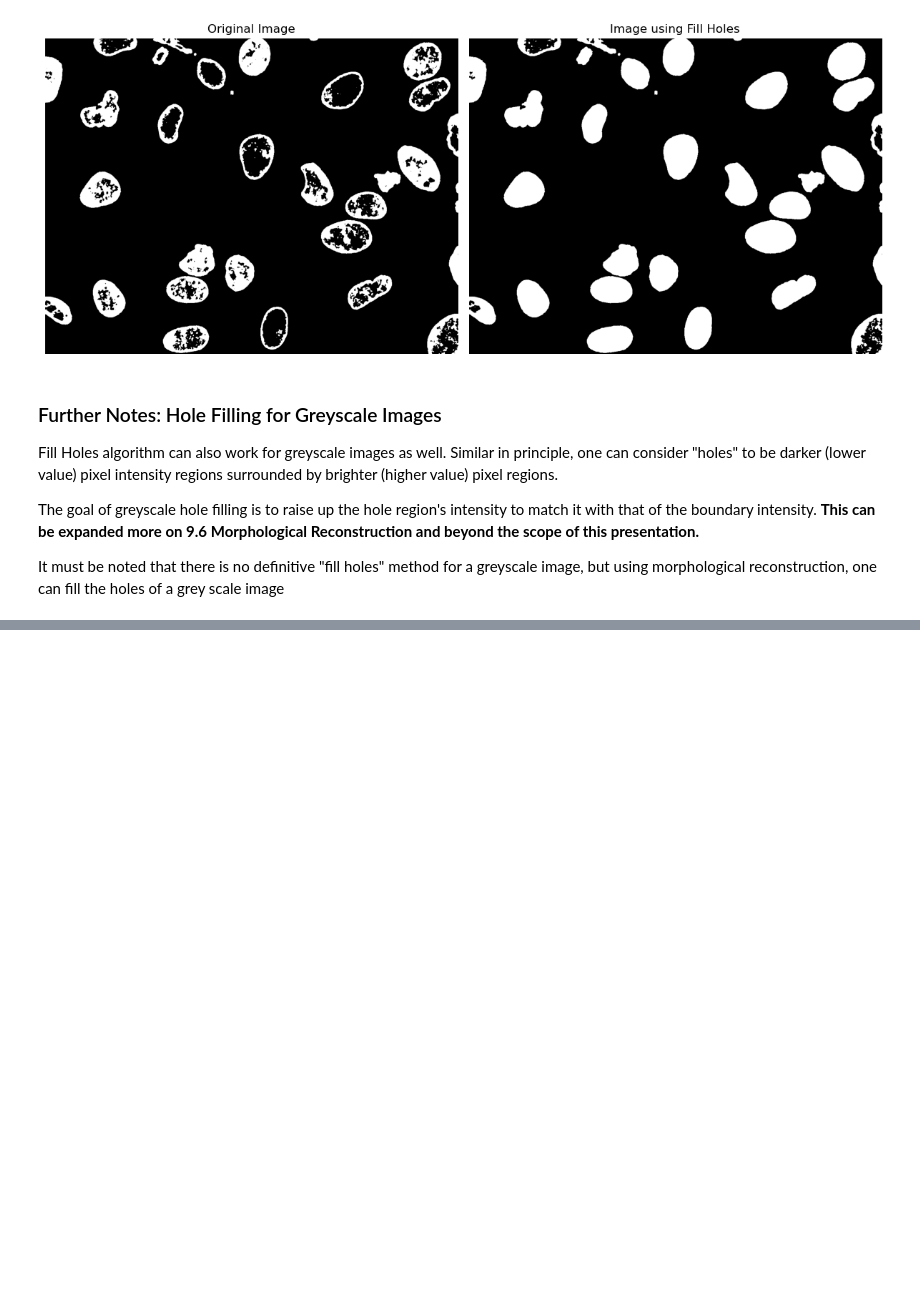
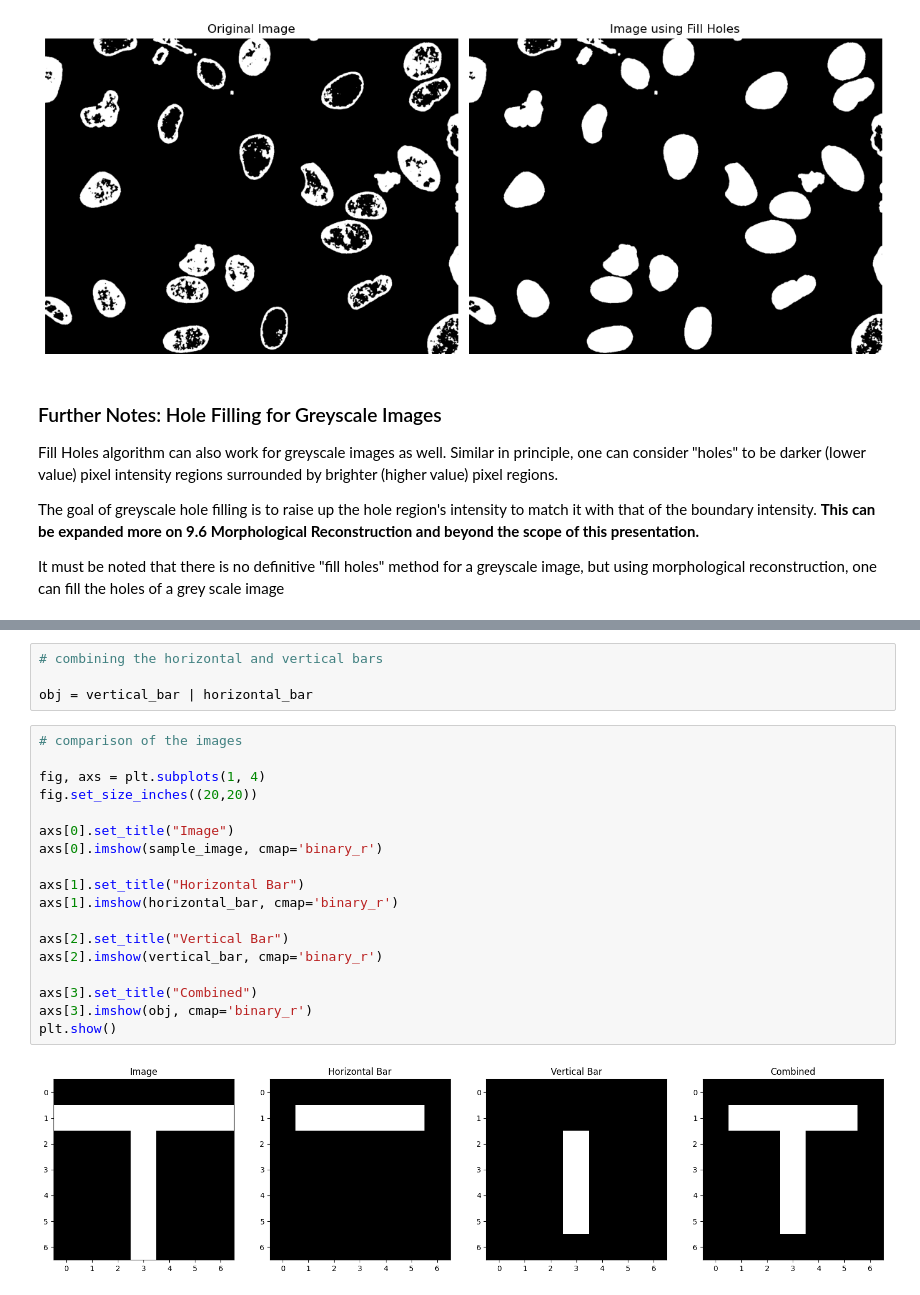
Before and after one commit to zionnpark/BME1462-group-project, a Jupyter notebook: presentation/morphological_processing_ii_solutions.ipynb, the cells around one changed output, grey strips where cells are left out. Cells and saved outputs as stored; diff of their text form; blank space fills up the shorter version.

Commit message:
moved combining structuring elements to end

```diff
--- a/presentation/morphological_processing_ii_solutions.ipynb
+++ b/presentation/morphological_processing_ii_solutions.ipynb
@@ -466,0 +450,24 @@ It must be noted that there is no definitive "fill holes" method for a greyscale
+# %%
+# combining the horizontal and vertical bars
+
+obj = vertical_bar | horizontal_bar
+# %%
+# comparison of the images
+
+fig, axs = plt.subplots(1, 4)
+fig.set_size_inches((20,20))
+
+axs[0].set_title("Image")
+axs[0].imshow(sample_image, cmap='binary_r')
+
+axs[1].set_title("Horizontal Bar")
+axs[1].imshow(horizontal_bar, cmap='binary_r')
+
+axs[2].set_title("Vertical Bar")
+axs[2].imshow(vertical_bar, cmap='binary_r')
+
+axs[3].set_title("Combined")
+axs[3].imshow(obj, cmap='binary_r')
+plt.show()
+# %% [output]
+[figure, added]
```
Also changed, not shown: parts of 15 cells of this notebook.
